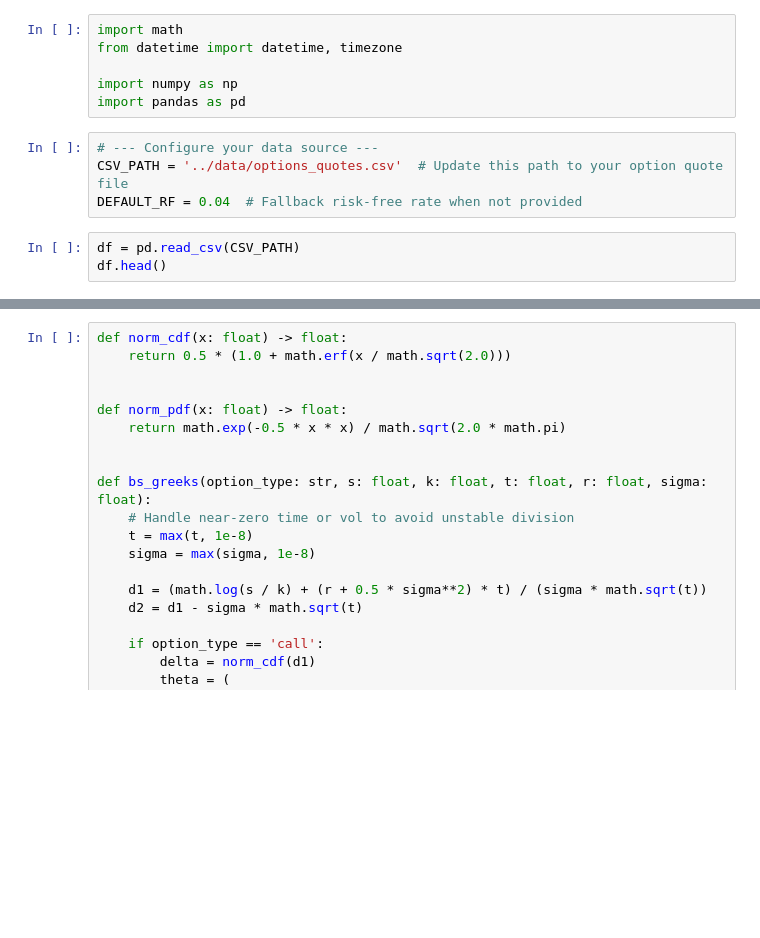
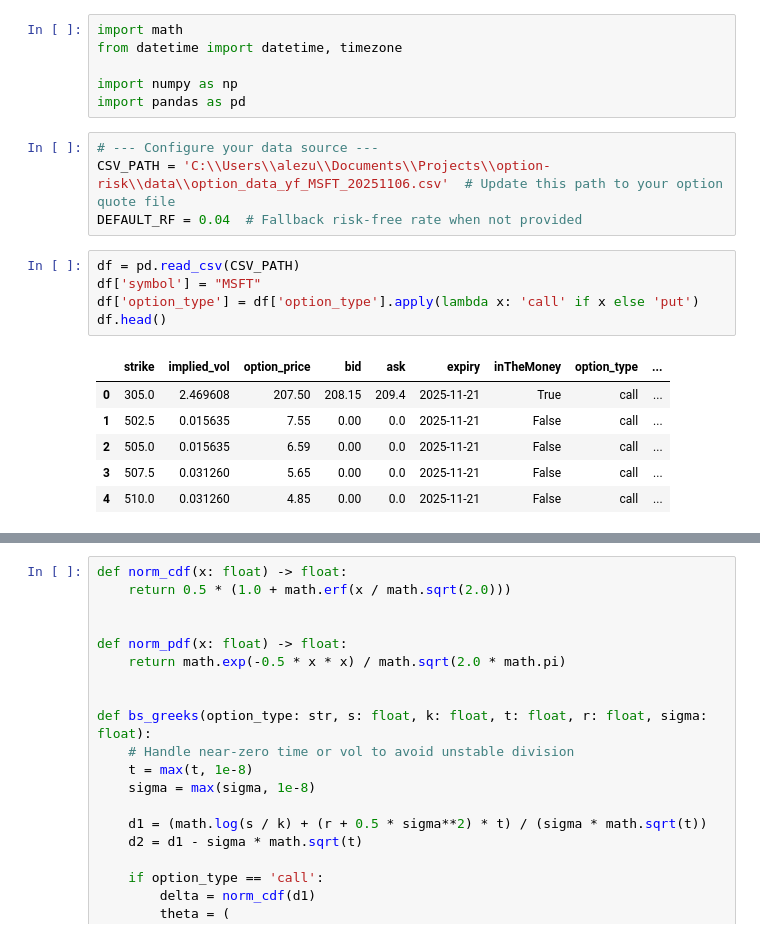
Before and after one commit to alzum73/option-risk, a Jupyter notebook: notebooks/option_metrics_calculator.ipynb, the cells around one changed output, grey strips where cells are left out. Saved outputs shown, nothing was run; the diff lists cells and outputs as text; blank space fills up the shorter version.

Commit message:
minor changes to the option metrics calculator notebook

```diff
--- a/notebooks/option_metrics_calculator.ipynb
+++ b/notebooks/option_metrics_calculator.ipynb
@@ -26,11 +26,20 @@ import numpy as np
 import pandas as pd
 # %%
 # --- Configure your data source ---
-CSV_PATH = '../data/options_quotes.csv'  # Update this path to your option quote file
+CSV_PATH = 'C:\\Users\\alezu\\Documents\\Projects\\option-risk\\data\\option_data_yf_MSFT_20251106.csv'  # Update this path to your option quote file
 DEFAULT_RF = 0.04  # Fallback risk-free rate when not provided
-# %%
-df = pd.read_csv(CSV_PATH)
-df.head()
+# %%
+df = pd.read_csv(CSV_PATH)
+df['symbol'] = "MSFT"
+df['option_type'] = df['option_type'].apply(lambda x: 'call' if x else 'put')
+df.head()
+# %% [output]
+|  | strike | implied_vol | option_price | bid | ask | expiry | inTheMoney | option_type | ... |
+| 0 | 305.0 | 2.469608 | 207.50 | 208.15 | 209.4 | 2025-11-21 | True | call | ... |
+| 1 | 502.5 | 0.015635 | 7.55 | 0.00 | 0.0 | 2025-11-21 | False | call | ... |
+| 2 | 505.0 | 0.015635 | 6.59 | 0.00 | 0.0 | 2025-11-21 | False | call | ... |
+| 3 | 507.5 | 0.031260 | 5.65 | 0.00 | 0.0 | 2025-11-21 | False | call | ... |
+| 4 | 510.0 | 0.031260 | 4.85 | 0.00 | 0.0 | 2025-11-21 | False | call | ... |
 # %%
 required_cols = {
     'symbol', 'option_type', 'strike', 'expiry', 'underlying_price',
```
Also changed, not shown: parts of 3 cells of this notebook.
